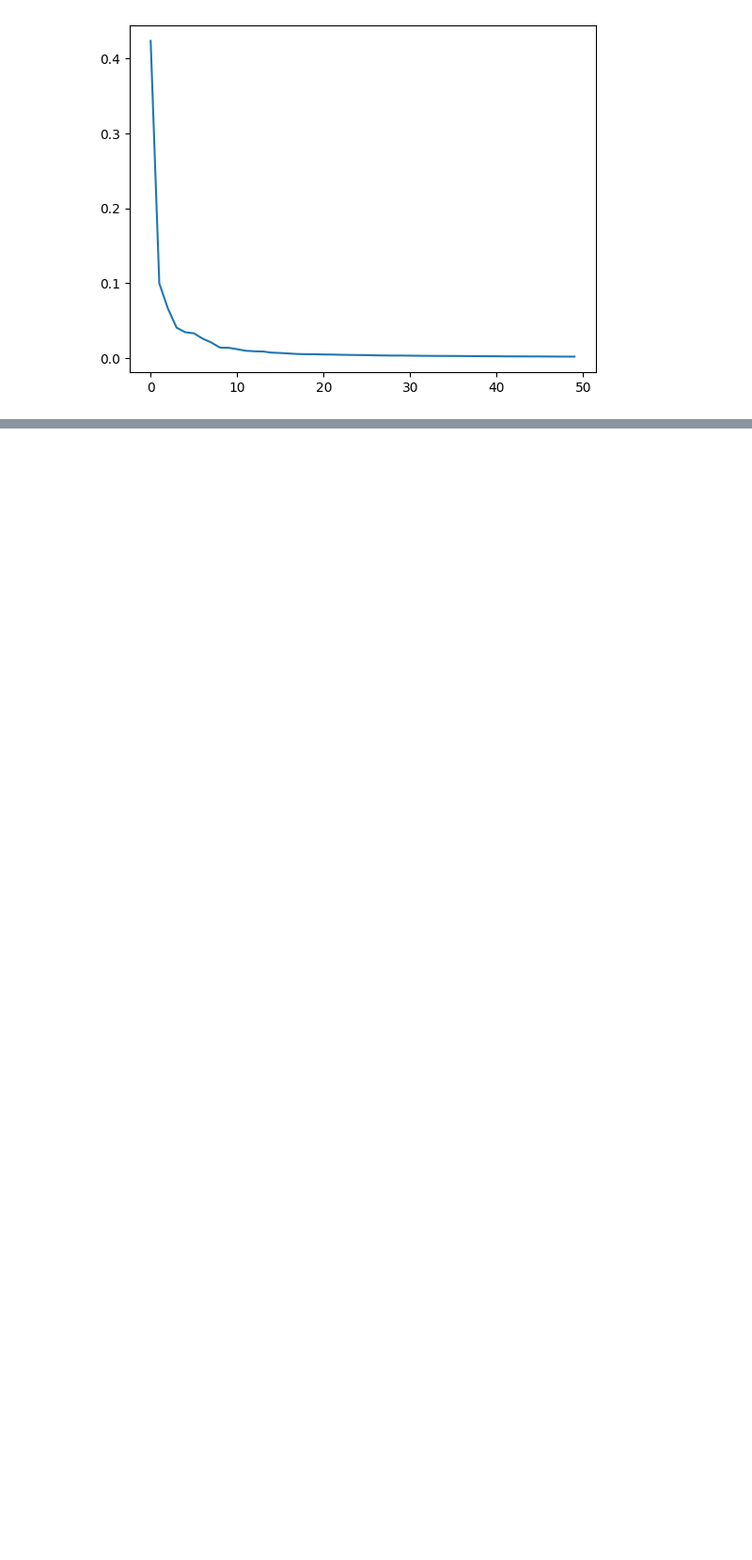
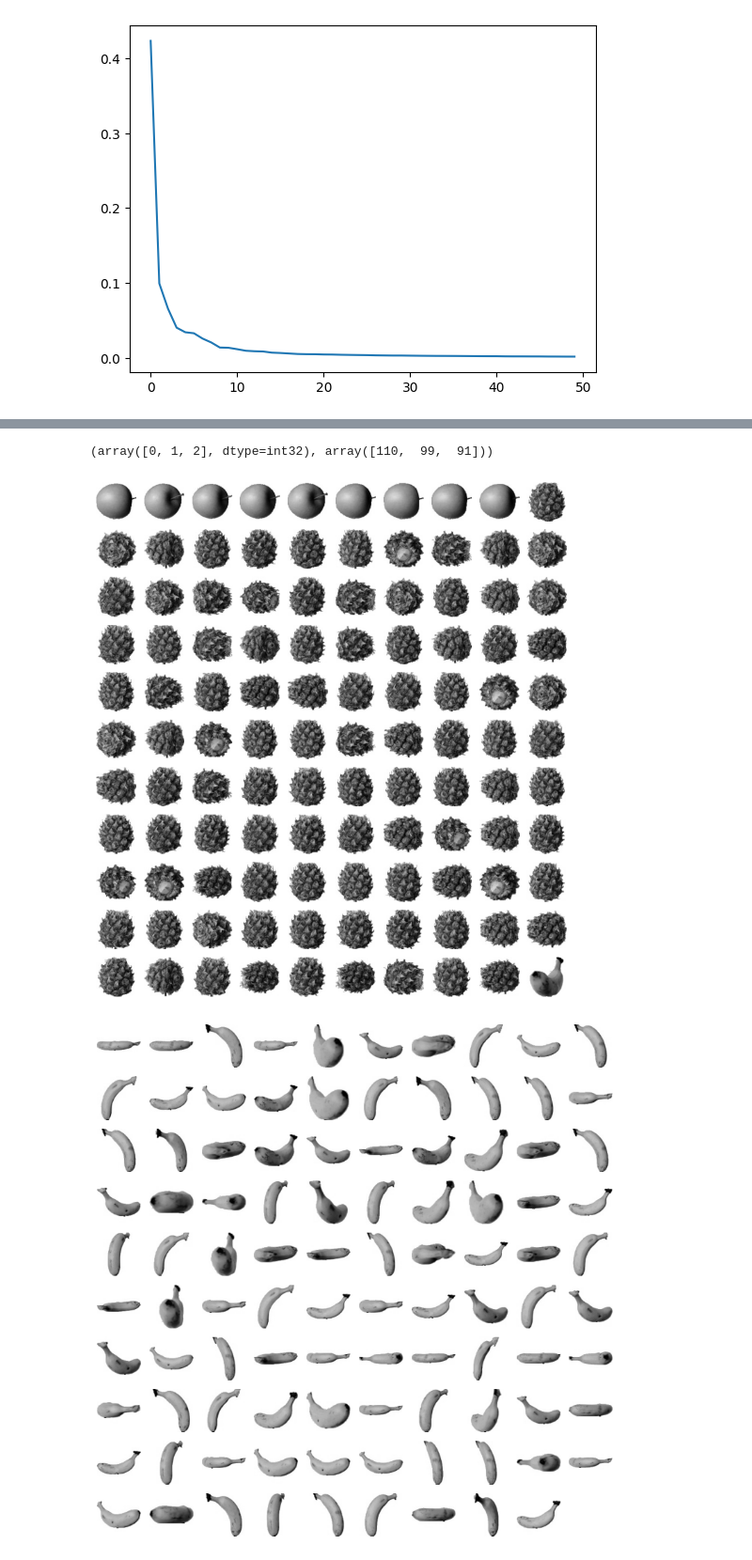
Before and after one commit to wooseok-L2/kubig2025, a Jupyter notebook: ml_dl_python/a17_pca.ipynb, the cells around one changed output, grey strips where cells are left out. Shown at 94% size. Drawn from its saved outputs; the diff is of its cells as text; code cells hidden in the pictures; blank space fills up the shorter version.

```diff
--- a/ml_dl_python/a17_pca.ipynb
+++ b/ml_dl_python/a17_pca.ipynb
@@ -65,0 +87,3 @@ plt.show()
+# %%
+pca = PCA(n_components=0.5)
+pca.fit(fruits_2d)
@@ -65,0 +96,3 @@ plt.show()
+# %%
+fruits_pca = pca.transform(fruits_2d)
+print(fruits_pca.shape)
@@ -65,0 +122,14 @@ plt.show()
+# %%
+from sklearn.cluster import KMeans
+km = KMeans(n_clusters=3, random_state=42)
+km.fit(fruits_pca)
+print(np.unique(km.labels_, return_counts=True))
+# %% [output]
+(array([0, 1, 2], dtype=int32), array([110,  99,  91]))
+# %%
+for label in range(0, 3):
+    draw_fruits(fruits[km.labels_ == label])
+    print('\n')
+# %% [output]
+[figure, added]
+[figure, added]
```
Also changed, not shown: parts of 10 cells of this notebook, 17 other files.
